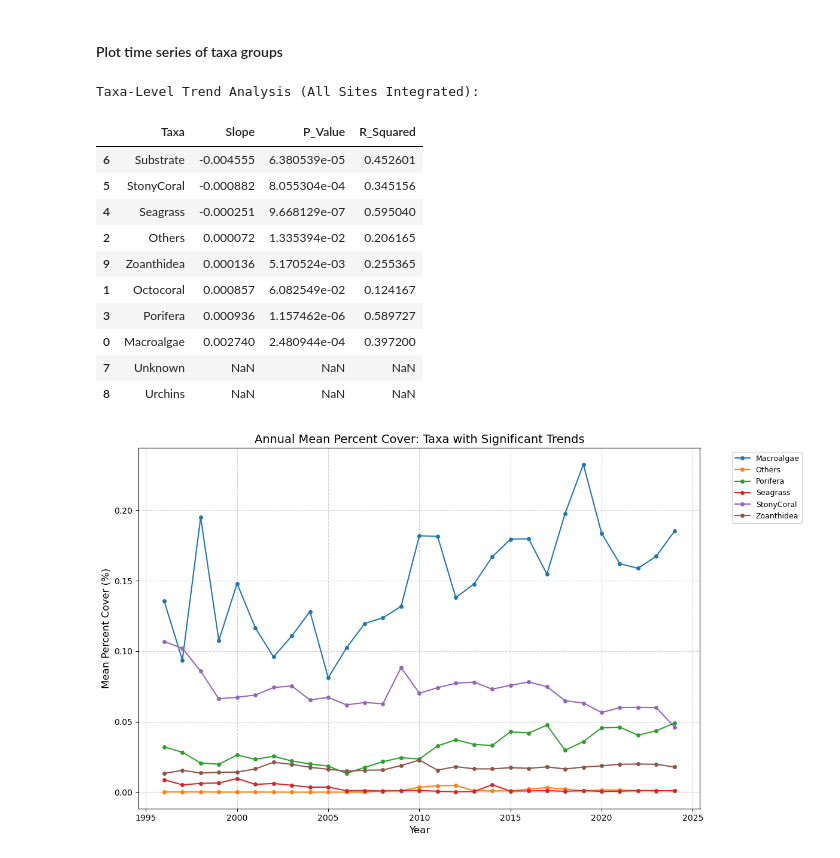
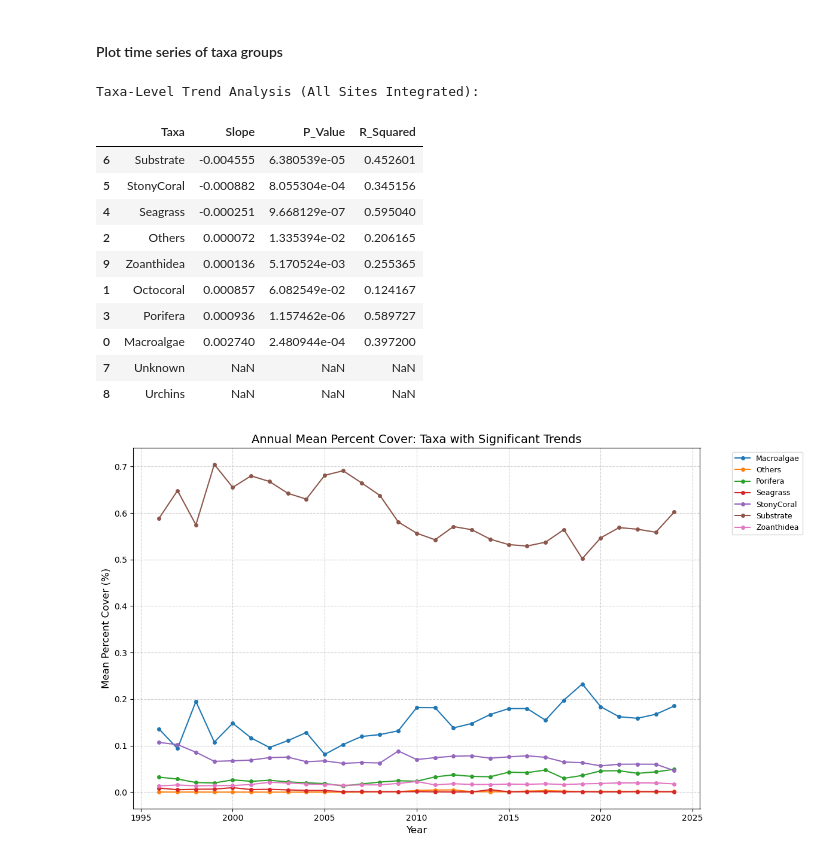
Before and after one commit to eqmh/multitressor, a Jupyter notebook: corals_stressors.ipynb, the cells around one changed output. Cells and saved outputs as stored; diff of their text form; code cells hidden in the pictures.

```diff
--- a/corals_stressors.ipynb
+++ b/corals_stressors.ipynb
@@ -362,6 +363,7 @@ df_taxa_trends = pd.DataFrame(taxa_stats)
 
 # Identify significant taxa (p < 0.05)
 significant_taxa = df_taxa_trends[df_taxa_trends['P_Value'] < 0.05].copy()
+# significant_taxa = df_taxa_trends
 
 print("Taxa-Level Trend Analysis (All Sites Integrated):")
 display(df_taxa_trends.sort_values('Slope', ascending=True))
@@ -372,34 +374,34 @@ if not significant_taxa.empty:
 
     for taxa in significant_taxa['Taxa']:
         # --- Skip 'Substrate' ---
-        if taxa == 'Substrate':
+        if taxa == '':
             continue
 
         plt.plot(taxa_annual['SampleYear'], taxa_annual[taxa],
                  marker='o', markersize=4, label=f"{taxa}")
 
     plt.title('Annual Mean Percent Cover: Taxa with Significant Trends', fontsize=14)
     plt.xlabel('Year', fontsize=12)
     plt.ylabel('Mean Percent Cover (%)', fontsize=12)
 
     # The legend will now automatically exclude Substrate because it was never plotted
     plt.legend(bbox_to_anchor=(1.05, 1), loc='upper left', fontsize=9)
     plt.grid(True, linestyle='--', alpha=0.6)
     plt.tight_layout()
     plt.show()
 else:
     print("No species showed statistically significant trends.")
 # %% [output]
 Taxa-Level Trend Analysis (All Sites Integrated):
 |  | Taxa | Slope | P_Value | R_Squared |
 | 6 | Substrate | -0.004555 | 6.380539e-05 | 0.452601 |
 | 5 | StonyCoral | -0.000882 | 8.055304e-04 | 0.345156 |
 | 4 | Seagrass | -0.000251 | 9.668129e-07 | 0.595040 |
 | 2 | Others | 0.000072 | 1.335394e-02 | 0.206165 |
 | 9 | Zoanthidea | 0.000136 | 5.170524e-03 | 0.255365 |
 | 1 | Octocoral | 0.000857 | 6.082549e-02 | 0.124167 |
 | 3 | Porifera | 0.000936 | 1.157462e-06 | 0.589727 |
 | 0 | Macroalgae | 0.002740 | 2.480944e-04 | 0.397200 |
 | 7 | Unknown | NaN | NaN | NaN |
 | 8 | Urchins | NaN | NaN | NaN |
-[figure, old version]
+[figure, new version]
```
Also changed, not shown: parts of 14 cells of this notebook.
